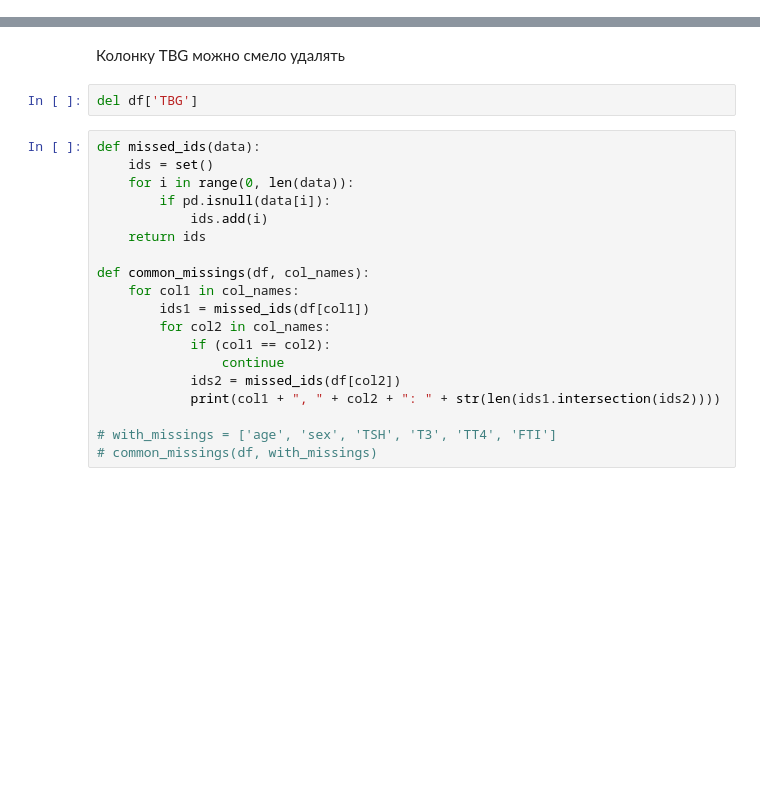
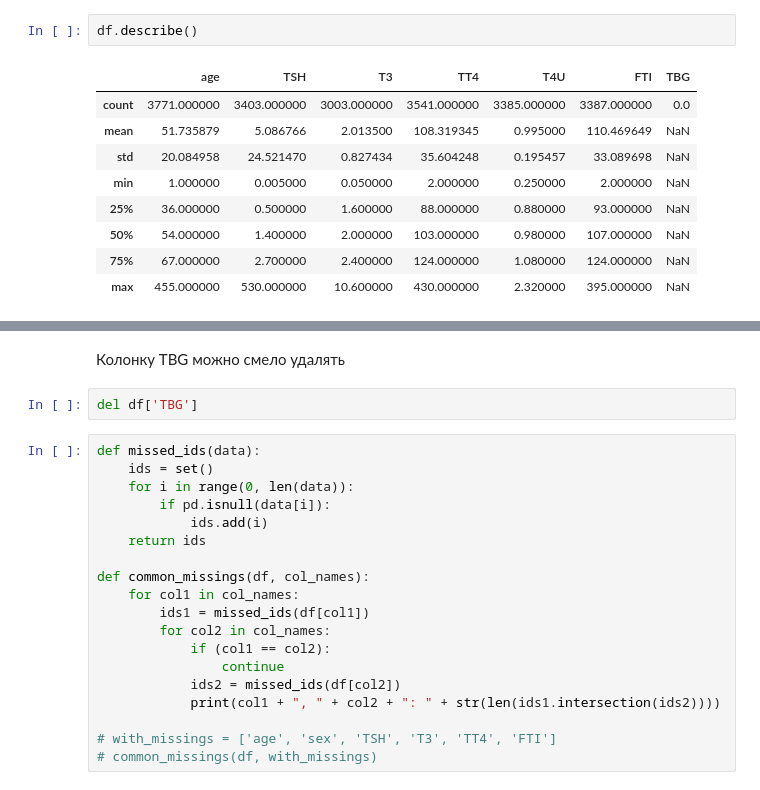
Before and after one commit to DenisPonizovkin/ds-jupyter, a Jupyter notebook: Ponizovkin. Classification1.ipynb, the cells around one changed output, grey strips where cells are left out. Saved outputs shown, nothing was run; the diff lists cells and outputs as text; blank space fills up the shorter version.

```diff
--- a/Ponizovkin. Classification1.ipynb
+++ b/Ponizovkin. Classification1.ipynb
@@ -27,0 +47,12 @@ df.head()
+# %%
+df.describe()
+# %% [output]
+|  | age | TSH | T3 | TT4 | T4U | FTI | TBG |
+| count | 3771.000000 | 3403.000000 | 3003.000000 | 3541.000000 | 3385.000000 | 3387.000000 | 0.0 |
+| mean | 51.735879 | 5.086766 | 2.013500 | 108.319345 | 0.995000 | 110.469649 | NaN |
+| std | 20.084958 | 24.521470 | 0.827434 | 35.604248 | 0.195457 | 33.089698 | NaN |
+| min | 1.000000 | 0.005000 | 0.050000 | 2.000000 | 0.250000 | 2.000000 | NaN |
+| 25% | 36.000000 | 0.500000 | 1.600000 | 88.000000 | 0.880000 | 93.000000 | NaN |
+| 50% | 54.000000 | 1.400000 | 2.000000 | 103.000000 | 0.980000 | 107.000000 | NaN |
+| 75% | 67.000000 | 2.700000 | 2.400000 | 124.000000 | 1.080000 | 124.000000 | NaN |
+| max | 455.000000 | 530.000000 | 10.600000 | 430.000000 | 2.320000 | 395.000000 | NaN |
```
Also changed, not shown: parts of 44 cells of this notebook.
